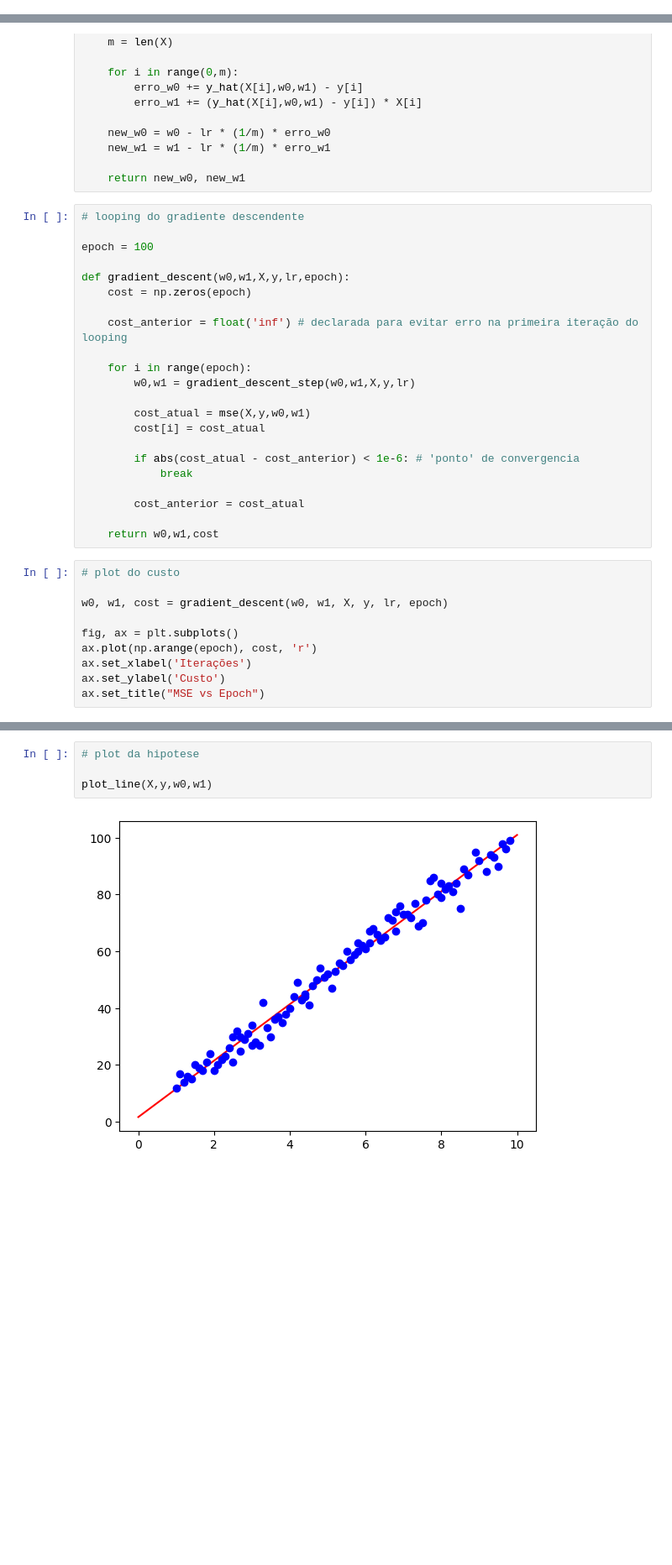
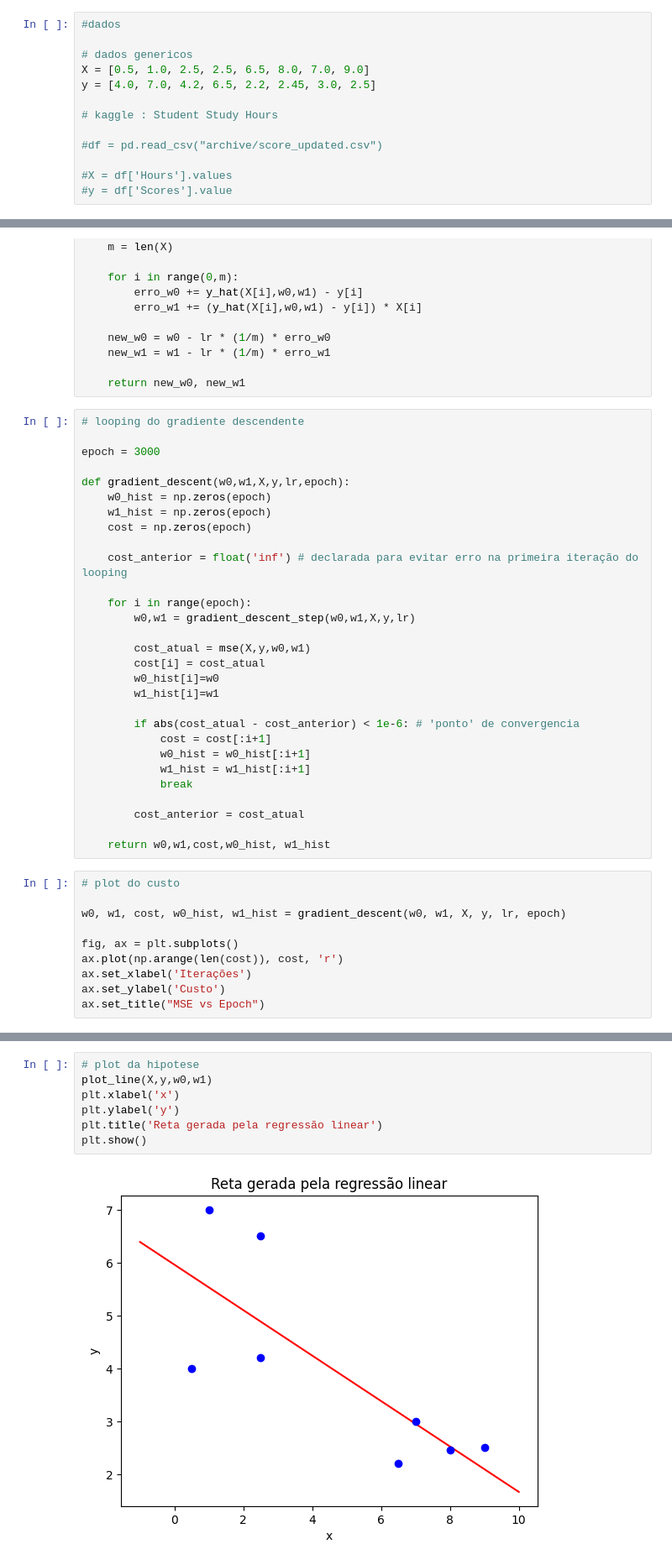
Before and after one commit to carloshenrique021/IC, a Jupyter notebook: grad_desc.ipynb, the cells around one changed output, grey strips where cells are left out. Shown at 84% size. Saved outputs shown, nothing was run; the diff lists cells and outputs as text; blank space fills up the shorter version.

```diff
--- a/grad_desc.ipynb
+++ b/grad_desc.ipynb
@@ -20,3 +7,16 @@ y = df['Scores'].values
+# %%
+#dados
+
+# dados genericos
+X = [0.5, 1.0, 2.5, 2.5, 6.5, 8.0, 7.0, 9.0]
+y = [4.0, 7.0, 4.2, 6.5, 2.2, 2.45, 3.0, 2.5]
+
+# kaggle : Student Study Hours
+
+#df = pd.read_csv("archive/score_updated.csv")
+
+#X = df['Hours'].values
+#y = df['Scores'].value
 # %%
 # regressão linear simples
 
@@ -65,9 +65,11 @@ def gradient_descent_step(w0,w1,X,y,lr):
 # %%
 # looping do gradiente descendente
 
-epoch = 100
+epoch = 3000
 
 def gradient_descent(w0,w1,X,y,lr,epoch):
+    w0_hist = np.zeros(epoch)
+    w1_hist = np.zeros(epoch)
     cost = np.zeros(epoch)
 
     cost_anterior = float('inf') # declarada para evitar erro na primeira iteração do looping
@@ -77,20 +79,25 @@ def gradient_descent(w0,w1,X,y,lr,epoch):
 
         cost_atual = mse(X,y,w0,w1)
         cost[i] = cost_atual
+        w0_hist[i]=w0
+        w1_hist[i]=w1
 
         if abs(cost_atual - cost_anterior) < 1e-6: # 'ponto' de convergencia
+            cost = cost[:i+1]
+            w0_hist = w0_hist[:i+1]
+            w1_hist = w1_hist[:i+1]
             break
 
         cost_anterior = cost_atual
 
-    return w0,w1,cost
+    return w0,w1,cost,w0_hist, w1_hist
 # %%
 # plot do custo
 
-w0, w1, cost = gradient_descent(w0, w1, X, y, lr, epoch)
+w0, w1, cost, w0_hist, w1_hist = gradient_descent(w0, w1, X, y, lr, epoch)
 
 fig, ax = plt.subplots()
-ax.plot(np.arange(epoch), cost, 'r')
+ax.plot(np.arange(len(cost)), cost, 'r')
 ax.set_xlabel('Iterações')
 ax.set_ylabel('Custo')
 ax.set_title("MSE vs Epoch")
@@ -100,6 +107,9 @@ Text(0.5, 1.0, 'MSE vs Epoch')
 # %%
 # plot da hipotese
-
 plot_line(X,y,w0,w1)
+plt.xlabel('x')
+plt.ylabel('y')
+plt.title('Reta gerada pela regressão linear')
+plt.show()
 # %% [output]
-[figure, old version]
+[figure, new version]
```
Also changed, not shown: parts of 4 cells of this notebook.
